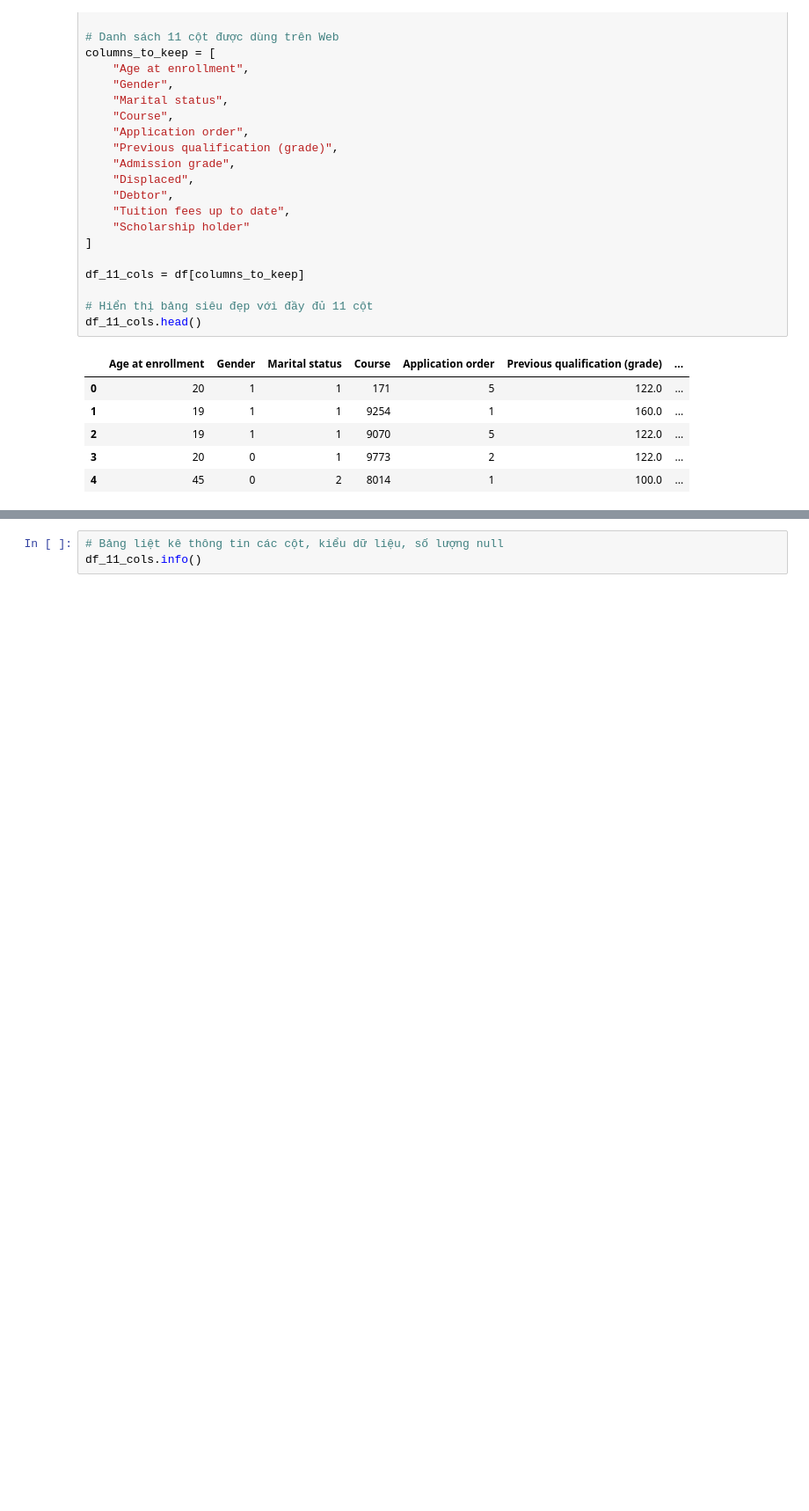
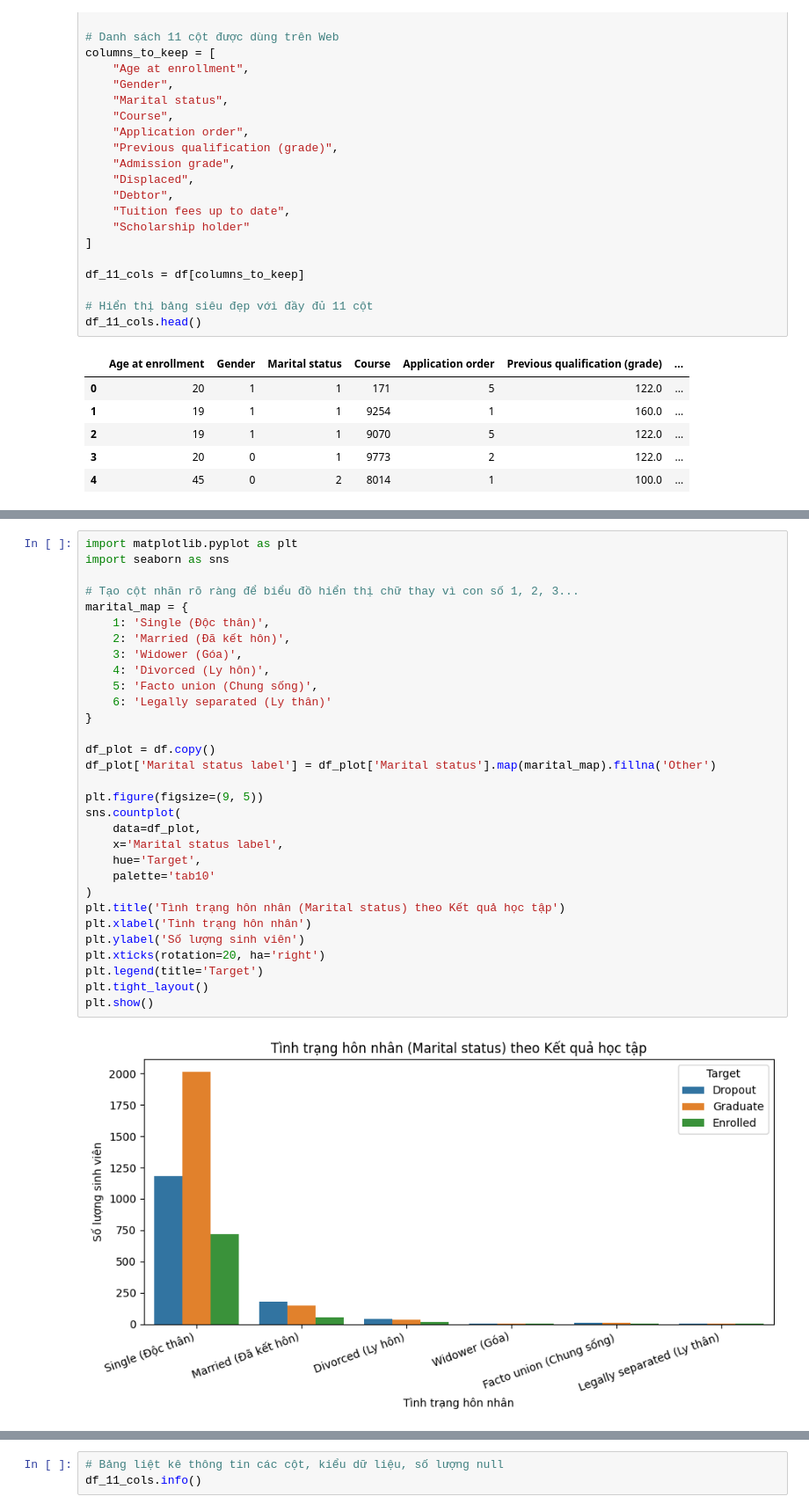
Before and after one commit to duyhuy25/du_bao_bo_hoc, a Jupyter notebook: project09/xem_du_lieu.ipynb, the cells around one changed output, grey strips where cells are left out. Shown at 88% size. Drawn from its saved outputs; the diff is of its cells as text; blank space fills up the shorter version.

```diff
--- a/project09/xem_du_lieu.ipynb
+++ b/project09/xem_du_lieu.ipynb
@@ -37,0 +55,33 @@ df_11_cols.head()
+# %%
+import matplotlib.pyplot as plt
+import seaborn as sns
+
+# Tạo cột nhãn rõ ràng để biểu đồ hiển thị chữ thay vì con số 1, 2, 3...
+marital_map = {
+    1: 'Single (Độc thân)',
+    2: 'Married (Đã kết hôn)',
+    3: 'Widower (Góa)',
+    4: 'Divorced (Ly hôn)',
+    5: 'Facto union (Chung sống)',
+    6: 'Legally separated (Ly thân)'
+}
+
+df_plot = df.copy()
+df_plot['Marital status label'] = df_plot['Marital status'].map(marital_map).fillna('Other')
+
+plt.figure(figsize=(9, 5))
+sns.countplot(
+    data=df_plot,
+    x='Marital status label',
+    hue='Target',
+    palette='tab10'
+)
+plt.title('Tình trạng hôn nhân (Marital status) theo Kết quả học tập')
+plt.xlabel('Tình trạng hôn nhân')
+plt.ylabel('Số lượng sinh viên')
+plt.xticks(rotation=20, ha='right')
+plt.legend(title='Target')
+plt.tight_layout()
+plt.show()
+# %% [output]
+[figure, added]
```
Also changed, not shown: parts of 8 cells of this notebook, 1 other file.
